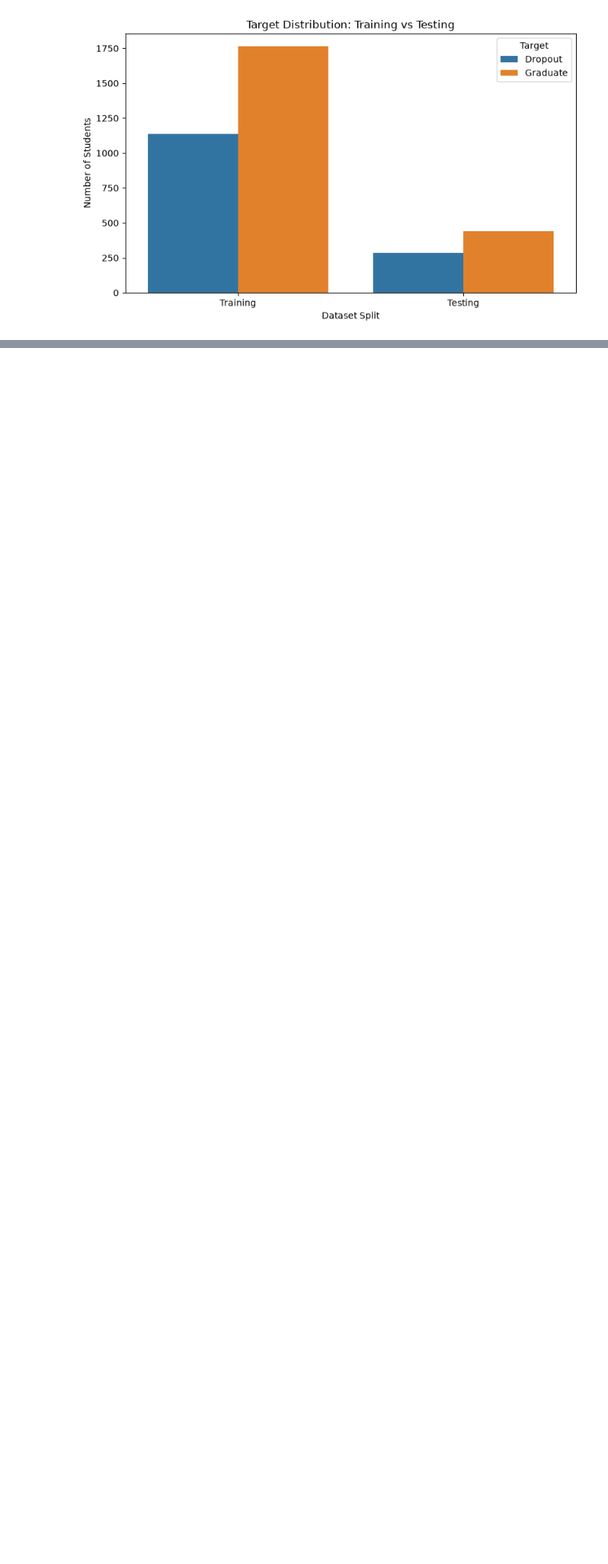
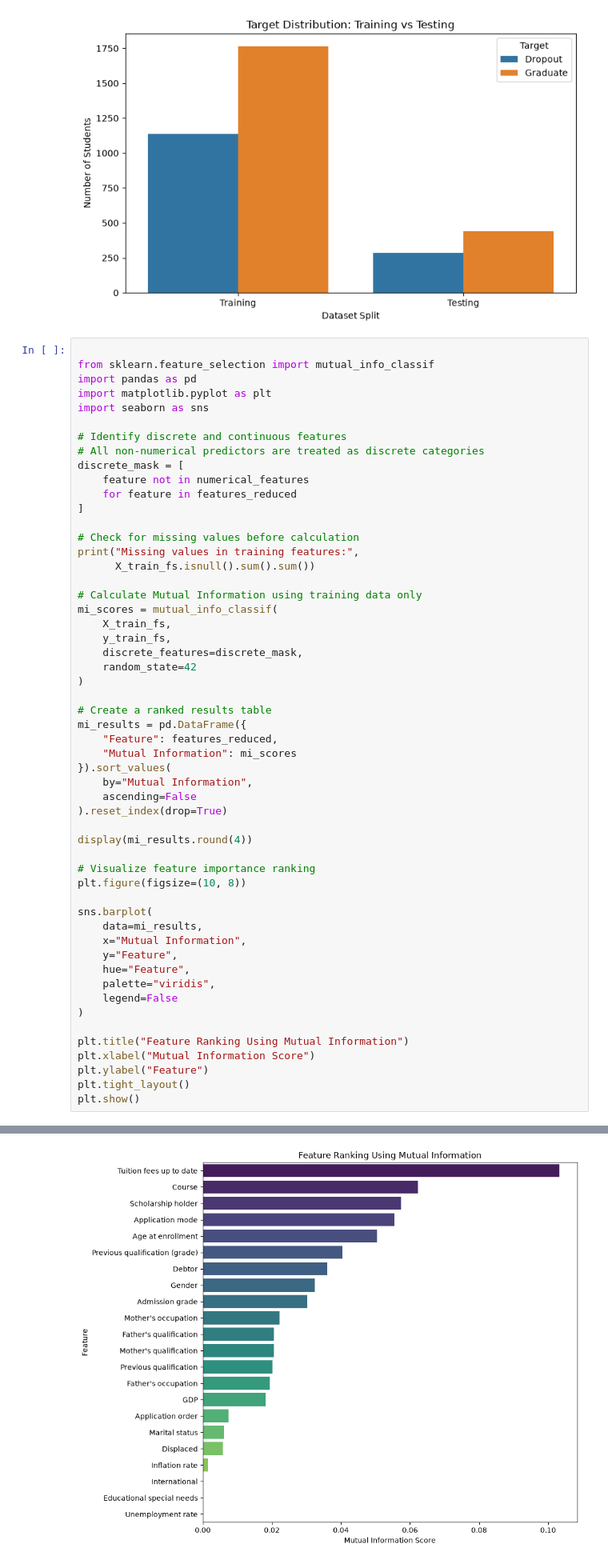
Before and after one commit to Mubhin77/student-dropout-prediction, a Jupyter notebook: notebooks/final_eda.ipynb, the cells around one changed output, grey strips where cells are left out. Shown at 80% size. Cells and saved outputs as stored; diff of their text form; blank space fills up the shorter version.

```diff
--- a/notebooks/final_eda.ipynb
+++ b/notebooks/final_eda.ipynb
@@ -2647,3 +2647,58 @@ Graduate    442
 Dropout     284
 Name: count, dtype: int64
 [figure]
+# %%
+
+from sklearn.feature_selection import mutual_info_classif
+import pandas as pd
+import matplotlib.pyplot as plt
+import seaborn as sns
+
+# Identify discrete and continuous features
+# All non-numerical predictors are treated as discrete categories
+discrete_mask = [
+    feature not in numerical_features
+    for feature in features_reduced
+]
+
+# Check for missing values before calculation
+print("Missing values in training features:",
+      X_train_fs.isnull().sum().sum())
+
+# Calculate Mutual Information using training data only
+mi_scores = mutual_info_classif(
+    X_train_fs,
+    y_train_fs,
+    discrete_features=discrete_mask,
+    random_state=42
+)
+
+# Create a ranked results table
+mi_results = pd.DataFrame({
+    "Feature": features_reduced,
+    "Mutual Information": mi_scores
+}).sort_values(
+    by="Mutual Information",
+    ascending=False
+).reset_index(drop=True)
+
+display(mi_results.round(4))
+
+# Visualize feature importance ranking
+plt.figure(figsize=(10, 8))
+
+sns.barplot(
+    data=mi_results,
+    x="Mutual Information",
+    y="Feature",
+    hue="Feature",
+    palette="viridis",
+    legend=False
+)
+
+plt.title("Feature Ranking Using Mutual Information")
+plt.xlabel("Mutual Information Score")
+plt.ylabel("Feature")
+plt.tight_layout()
+plt.show()
+# %% [output]
@@ -2649,0 +2723 @@ Name: count, dtype: int64
+[figure, added]
```
Also changed, not shown: parts of 12 cells of this notebook, 2 other files.
